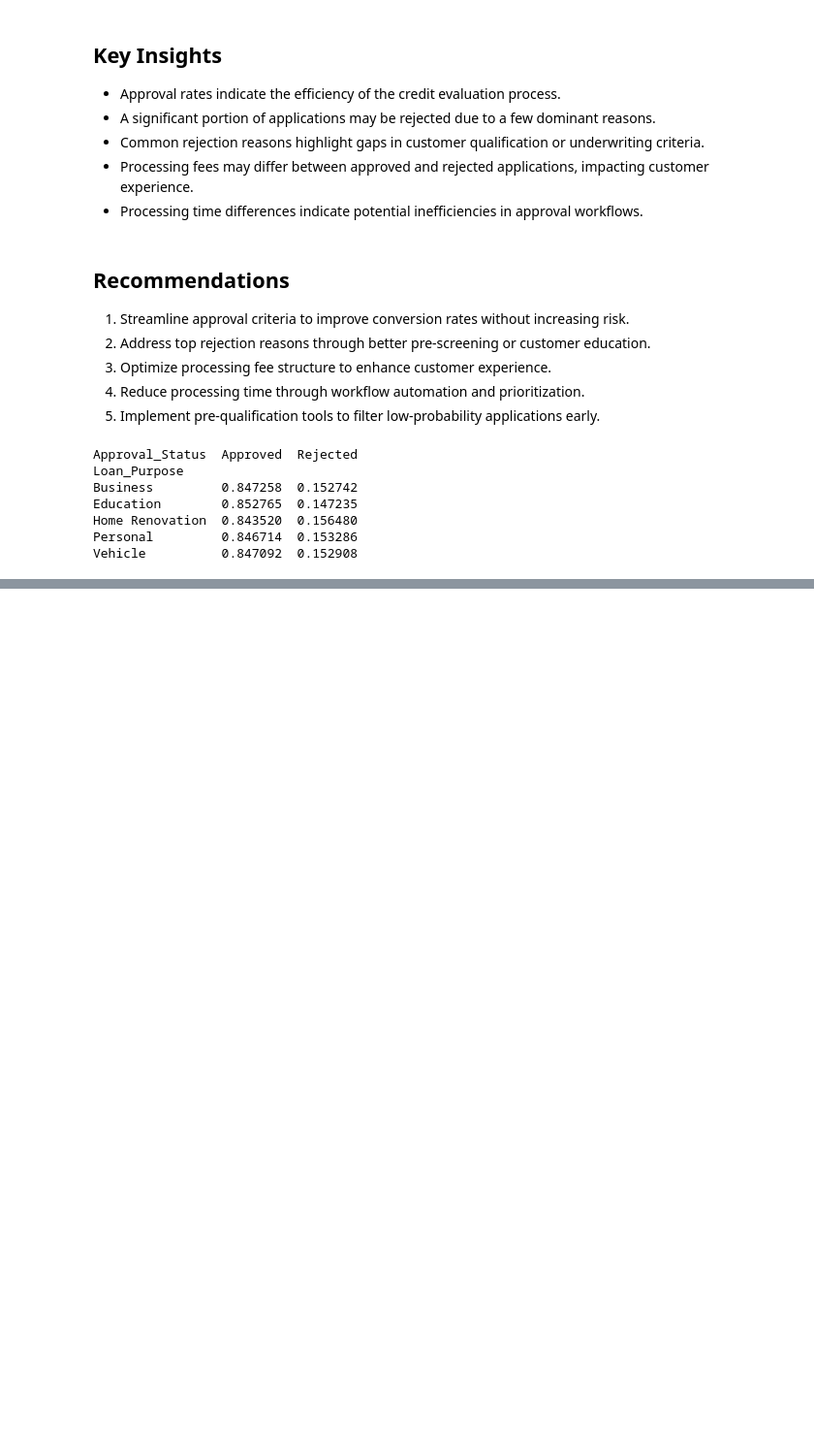
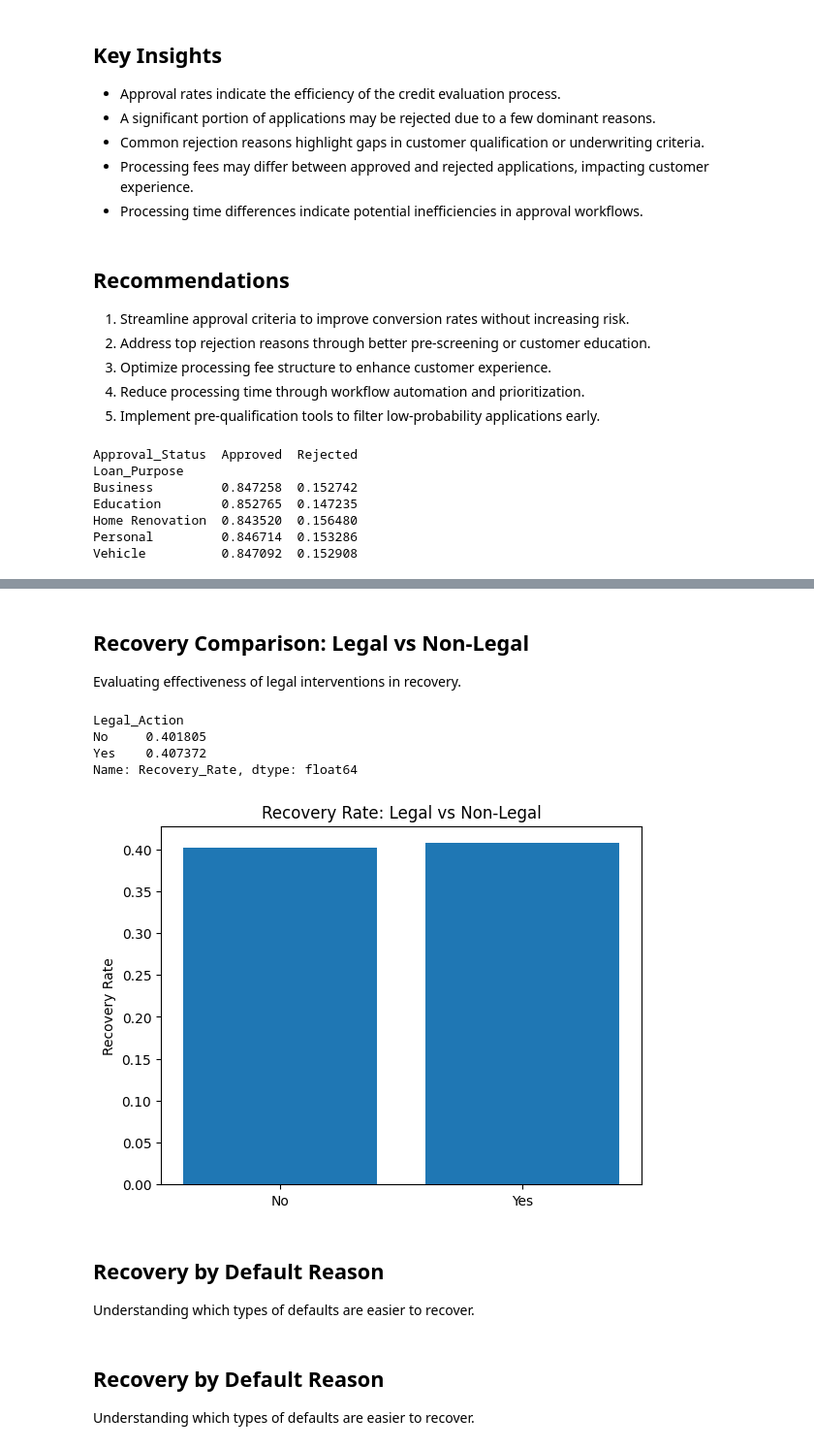
Before and after one commit to madhurmd/hero-fincorp-loan-analysis, a Jupyter notebook: notebooks/analysis.ipynb, the cells around one changed output, grey strips where cells are left out. Shown at 97% size. Saved outputs shown, nothing was run; the diff lists cells and outputs as text; code cells hidden in the pictures; blank space fills up the shorter version.

Commit message:
Completed Task 10: Recovery Effectiveness

```diff
--- a/notebooks/analysis.ipynb
+++ b/notebooks/analysis.ipynb
@@ -1263,0 +1273,2 @@ Vehicle          0.847092  0.152908
+# %%
+defaults['Recovery_Rate'] = defaults['Recovery_Amount'] / defaults['Default_Amount']
@@ -1263,0 +1289,29 @@ Vehicle          0.847092  0.152908
+# %% [markdown]
+## Recovery Comparison: Legal vs Non-Legal
+
+Evaluating effectiveness of legal interventions in recovery.
+# %%
+legal_recovery = defaults.groupby('Legal_Action')['Recovery_Rate'].mean()
+
+print(legal_recovery)
+# %% [output]
+Legal_Action
+No     0.401805
+Yes    0.407372
+Name: Recovery_Rate, dtype: float64
+# %%
+plt.figure()
+plt.bar(legal_recovery.index, legal_recovery.values)
+plt.title("Recovery Rate: Legal vs Non-Legal")
+plt.ylabel("Recovery Rate")
+plt.show()
+# %% [output]
+[figure, added]
+# %% [markdown]
+## Recovery by Default Reason
+
+Understanding which types of defaults are easier to recover.
+# %% [markdown]
+## Recovery by Default Reason
+
+Understanding which types of defaults are easier to recover.
```
Also changed, not shown: parts of 13 cells of this notebook.
